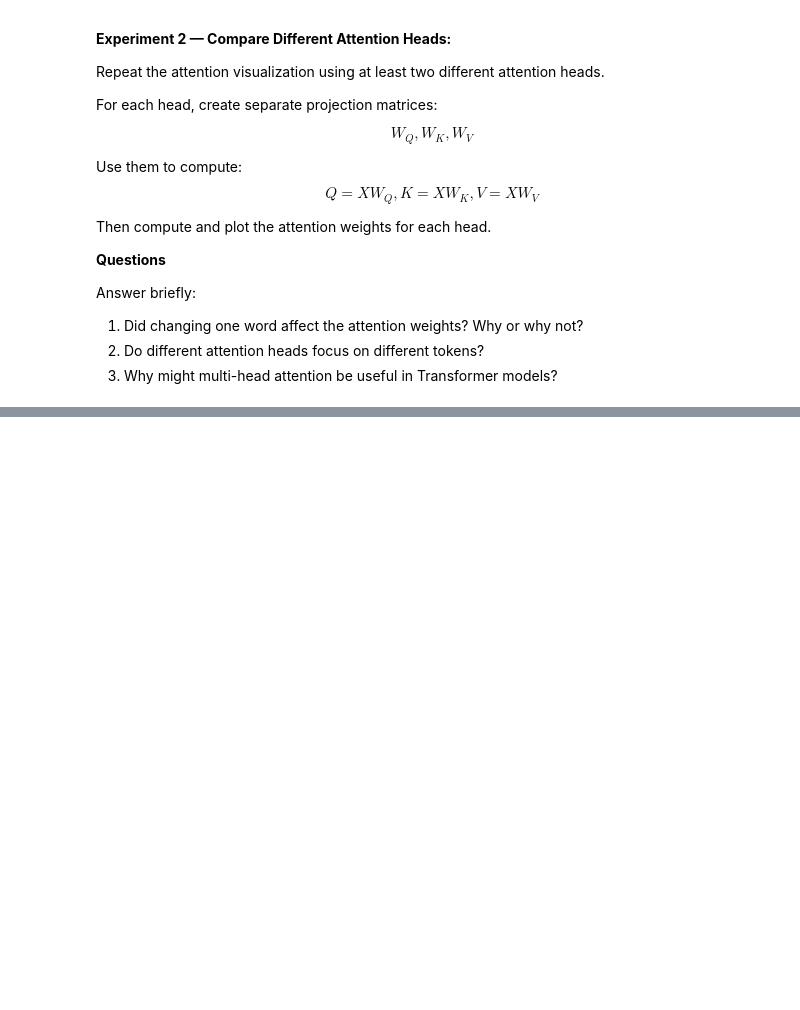
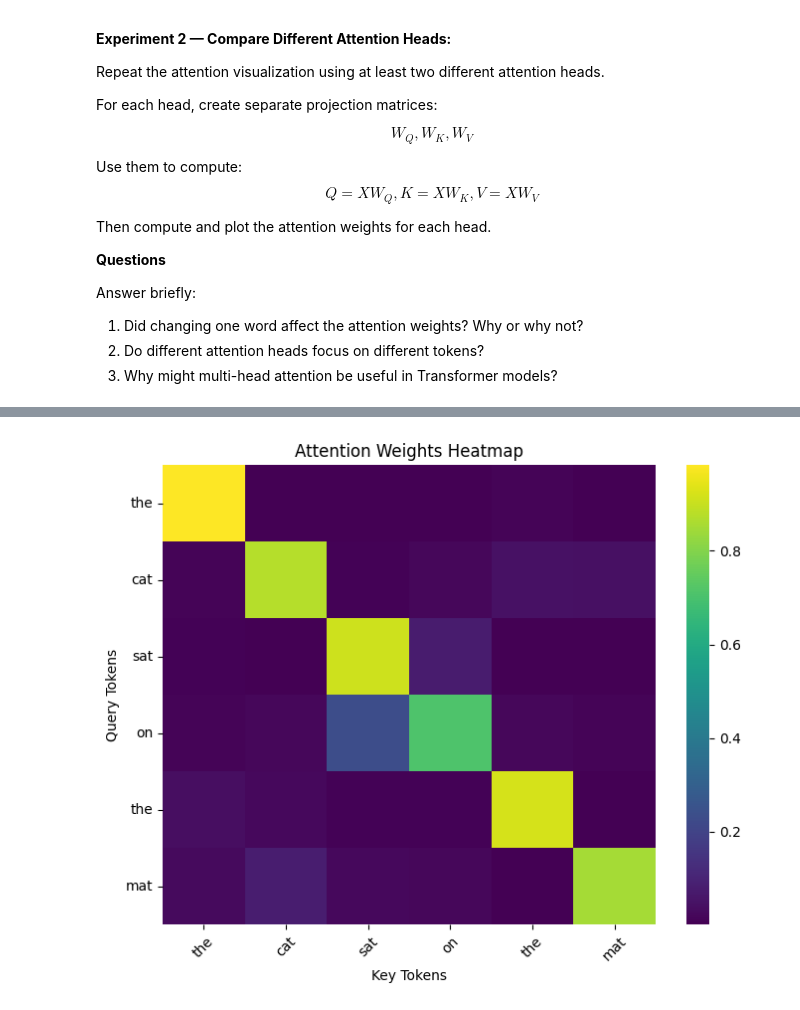
Before and after one commit to yahelcohen01/nebius-course, a Jupyter notebook: 02-LLM-Architectures/assignment_03/From_Finetuning_to_Attention_Inside_LLMs.ipynb, the cells around one changed output, grey strips where cells are left out. Saved outputs shown, nothing was run; the diff lists cells and outputs as text; code cells hidden in the pictures; blank space fills up the shorter version.

```diff
--- a/02-LLM-Architectures/assignment_03/From_Finetuning_to_Attention_Inside_LLMs.ipynb
+++ b/02-LLM-Architectures/assignment_03/From_Finetuning_to_Attention_Inside_LLMs.ipynb
@@ -965,0 +965,90 @@ Answer briefly:
+# %%
+import torch
+import matplotlib.pyplot as plt
+import seaborn as sns
+import math
+
+
+
+sentence = "the cat sat on the mat"
+
+tokens = sentence.split()
+
+seq_len = len(tokens)
+
+
+d_model = 16
+
+torch.manual_seed(42)
+embeddings = torch.randn(seq_len, d_model)
+
+# Treat embeddings as Q, K, V
+Q = embeddings
+K = embeddings
+V = embeddings
+
+
+
+# Compute Scaled Dot-Product Attention
+
+_, attention_weights = scaled_dot_product_attention(Q, K, V)  # shape: (seq_len, seq_len)
+
+
+
+# Plot attention heatmap
+
+plt.figure(figsize=(8, 6))
+
+sns.heatmap(attention_weights.detach().numpy(), xticklabels=tokens, yticklabels=tokens, cmap="viridis")
+plt.title("Attention Weights Heatmap")
+
+plt.xlabel("Key Tokens")
+plt.ylabel("Query Tokens")
+
+plt.xticks(rotation=45)
+plt.yticks(rotation=0)
+
+plt.show()
+
+
+sentence = "the dog sat on the mat"
+
+tokens = sentence.split()
+
+seq_len = len(tokens)
+
+
+d_model = 16
+
+torch.manual_seed(42)
+embeddings = torch.randn(seq_len, d_model)
+
+# Treat embeddings as Q, K, V
+Q = embeddings
+K = embeddings
+V = embeddings
+
+
+
+# Compute Scaled Dot-Product Attention
+
+_, attention_weights = scaled_dot_product_attention(Q, K, V)  # shape: (seq_len, seq_len)
+
+
+
+# Plot attention heatmap
+
+plt.figure(figsize=(8, 6))
+
+sns.heatmap(attention_weights.detach().numpy(), xticklabels=tokens, yticklabels=tokens, cmap="viridis")
+plt.title("Attention Weights Heatmap")
+
+plt.xlabel("Key Tokens")
+plt.ylabel("Query Tokens")
+
+plt.xticks(rotation=45)
+plt.yticks(rotation=0)
+
+plt.show()
+# %% [output]
+[figure, added]
```
Also changed, not shown: parts of 7 cells of this notebook, 2 other files.
